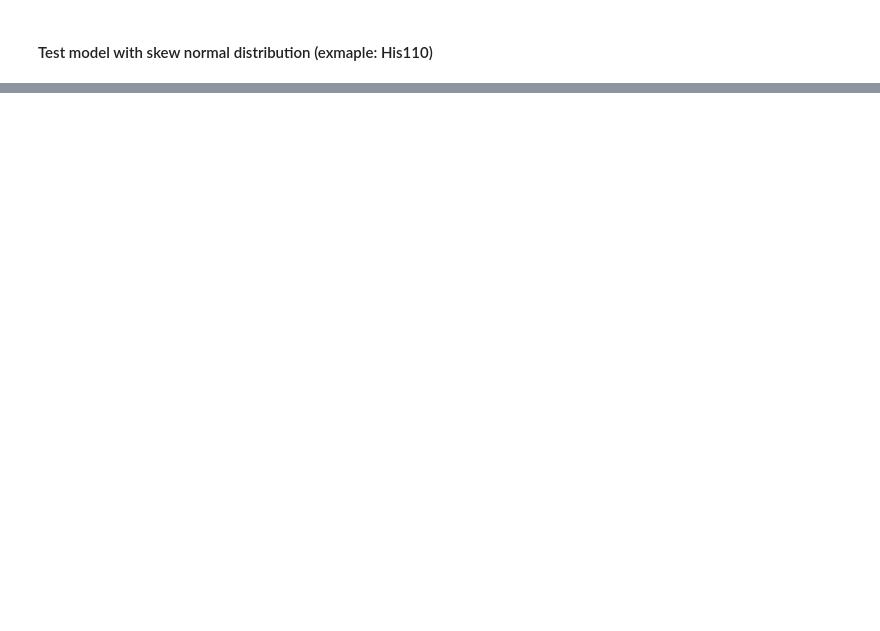
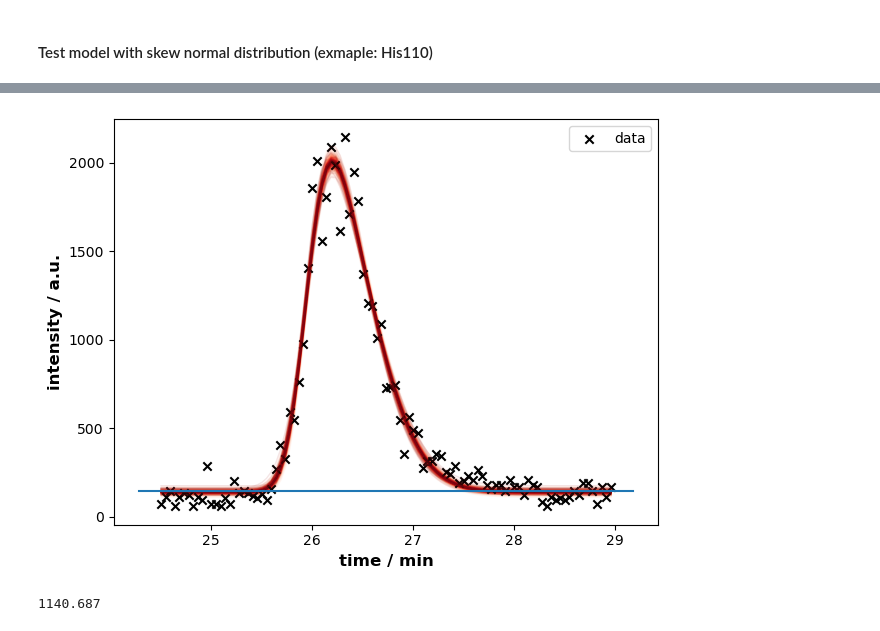
Before and after one commit to JuBiotech/peak-performance, a Jupyter notebook: Pipelinetest.ipynb, the cells around one changed output, grey strips where cells are left out. Saved outputs shown, nothing was run; the diff lists cells and outputs as text; code cells hidden in the pictures; blank space fills up the shorter version.

```diff
--- a/Pipelinetest.ipynb
+++ b/Pipelinetest.ipynb
@@ -1068,23 +1143,26 @@ with pm.Model() as pmodel:
-# %%
-with pmodel:
-    idata = pm.sample_prior_predictive()
-    idata.extend(pm.sample())
 # %%
+# height
 fig, ax = pyplot.subplots()
 
 pm.gp.util.plot_gp_dist(
     ax=ax,
-    x=time,
+    x=time_np,
     samples=idata.posterior.y.stack(sample=("chain", "draw")).T.values,
 )
-ax.scatter(time, intensity, marker="x", color="black", label="data")
+ax.scatter(time_np, intensity_np, marker="x", color="black", label="data")
 ax.set_xlabel("time / min", fontsize=12, fontweight="bold")
 ax.set_ylabel("intensity / a.u.", fontsize=12, fontweight="bold")
 # plot baseline
 x = np.array(ax.get_xlim())
 y_baseline = az.summary(idata).loc["baseline","mean"]
 y = [y_baseline] * len(x)
 pyplot.plot(x, y)
 pyplot.legend()
 pyplot.tight_layout()
 pyplot.show()
+# %% [output]
+[figure, added]
+# %%
+az.summary(idata).loc["height","mean"]
+# %% [output]
+1140.687
```
Also changed, not shown: parts of 20 cells of this notebook.
